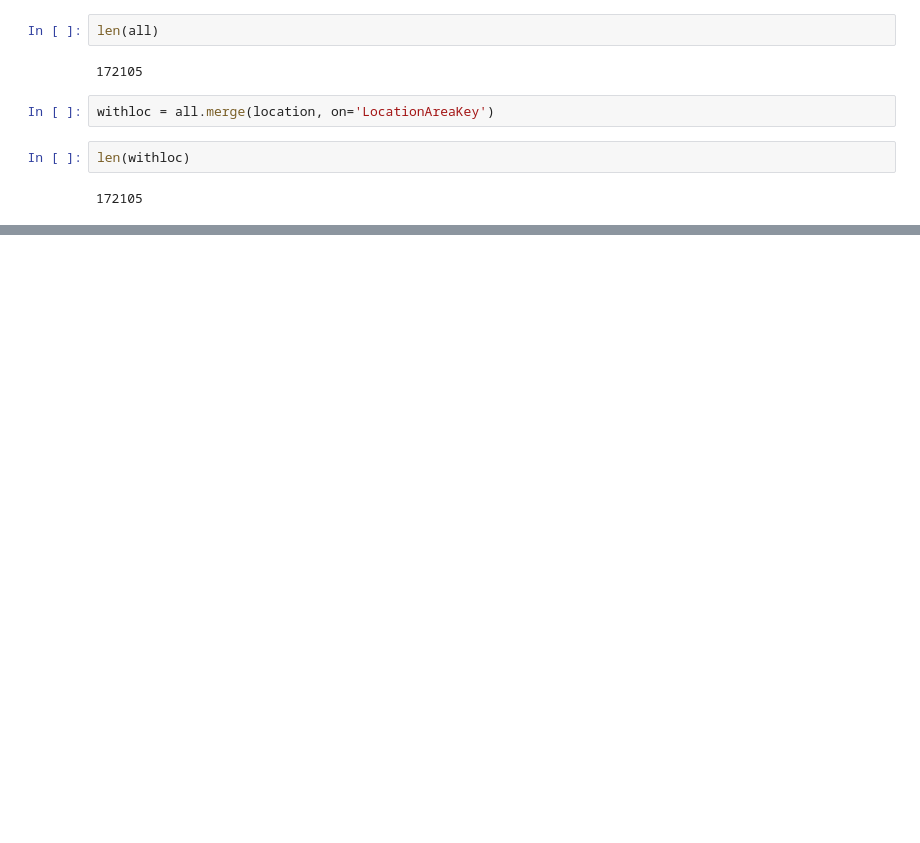
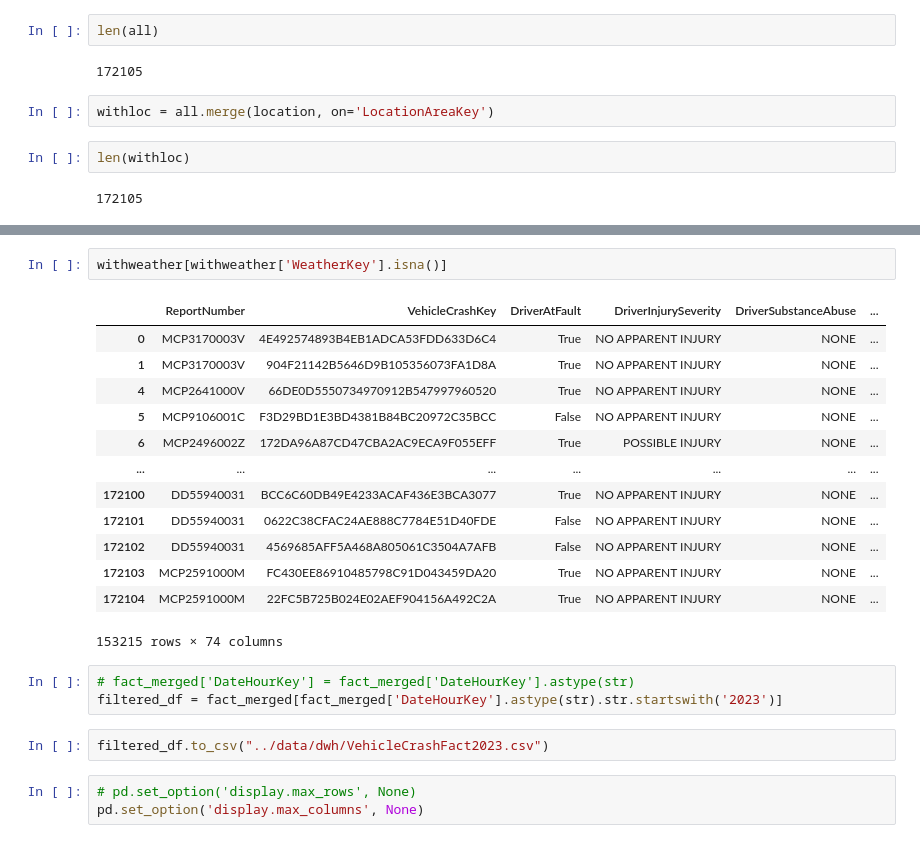
Before and after one commit to tymsoncyferki/vehicle-crashes-dwh, a Jupyter notebook: notebooks/merging_tests.ipynb, the cells around one changed output, grey strips where cells are left out. Drawn from its saved outputs; the diff is of its cells as text; blank space fills up the shorter version.

```diff
--- a/notebooks/merging_tests.ipynb
+++ b/notebooks/merging_tests.ipynb
@@ -172,0 +122,24 @@ ValueError: You are trying to merge on int64 and object columns for key 'Locatio
+# %%
+withweather[withweather['WeatherKey'].isna()]
+# %% [output]
+|  | ReportNumber | VehicleCrashKey | DriverAtFault | DriverInjurySeverity | DriverSubstanceAbuse | ... |
+| 0 | MCP3170003V | 4E492574893B4EB1ADCA53FDD633D6C4 | True | NO APPARENT INJURY | NONE | ... |
+| 1 | MCP3170003V | 904F21142B5646D9B105356073FA1D8A | True | NO APPARENT INJURY | NONE | ... |
+| 4 | MCP2641000V | 66DE0D5550734970912B547997960520 | True | NO APPARENT INJURY | NONE | ... |
+| 5 | MCP9106001C | F3D29BD1E3BD4381B84BC20972C35BCC | False | NO APPARENT INJURY | NONE | ... |
+| 6 | MCP2496002Z | 172DA96A87CD47CBA2AC9ECA9F055EFF | True | POSSIBLE INJURY | NONE | ... |
+| ... | ... | ... | ... | ... | ... | ... |
+| 172100 | DD55940031 | BCC6C60DB49E4233ACAF436E3BCA3077 | True | NO APPARENT INJURY | NONE | ... |
+| 172101 | DD55940031 | 0622C38CFAC24AE888C7784E51D40FDE | False | NO APPARENT INJURY | NONE | ... |
+| 172102 | DD55940031 | 4569685AFF5A468A805061C3504A7AFB | False | NO APPARENT INJURY | NONE | ... |
+| 172103 | MCP2591000M | FC430EE86910485798C91D043459DA20 | True | NO APPARENT INJURY | NONE | ... |
+| 172104 | MCP2591000M | 22FC5B725B024E02AEF904156A492C2A | True | NO APPARENT INJURY | NONE | ... |
+153215 rows × 74 columns
+# %%
+# fact_merged['DateHourKey'] = fact_merged['DateHourKey'].astype(str)
+filtered_df = fact_merged[fact_merged['DateHourKey'].astype(str).str.startswith('2023')]
+# %%
+filtered_df.to_csv("../data/dwh/VehicleCrashFact2023.csv")
+# %%
+# pd.set_option('display.max_rows', None)
+pd.set_option('display.max_columns', None)
```
Also changed, not shown: parts of 20 cells of this notebook, 14 other files.
